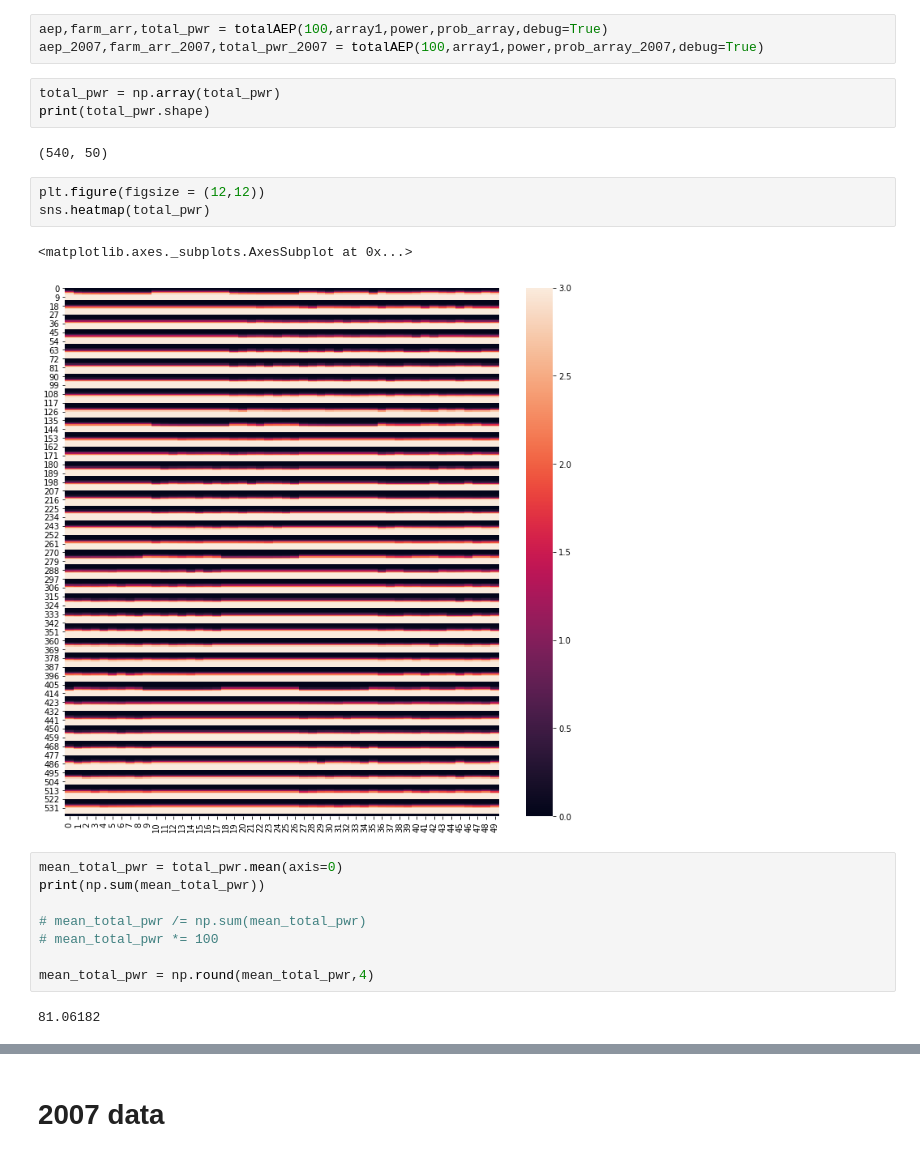
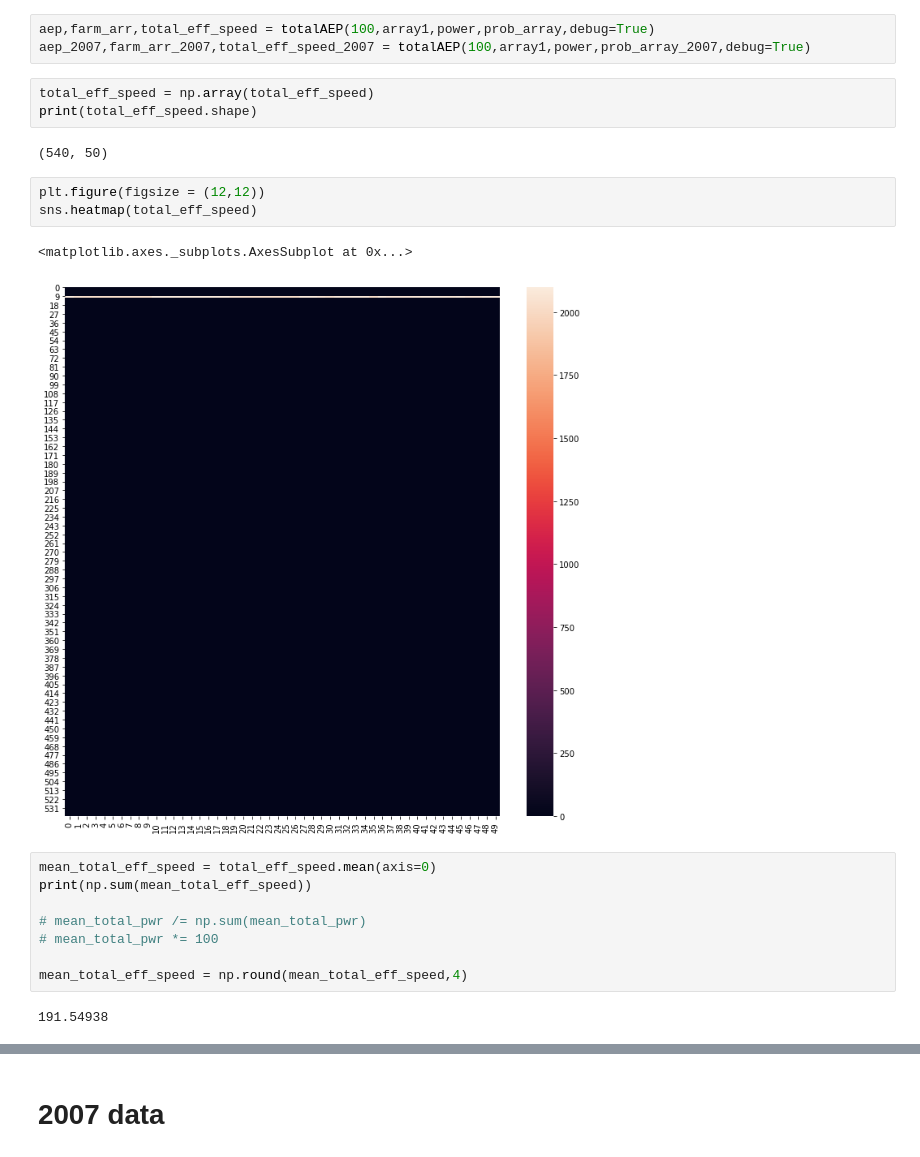
Before and after one commit to hardikkamboj/Shell_ai_hackathon, a Jupyter notebook: playing_around/Debugging_code.ipynb, the cells around one changed output, grey strips where cells are left out. Saved outputs shown, nothing was run; the diff lists cells and outputs as text.

```diff
--- a/playing_around/Debugging_code.ipynb
+++ b/playing_around/Debugging_code.ipynb
@@ -225,27 +230,27 @@ array([3., 3., 3., 3., 3., 3., 3., 3., 3., 3., 3., 3., 3., 3., 3., 3., 3.,
 # %% [markdown]
 # Getting AEP with speed dif
 # %%
-aep,farm_arr,total_pwr = totalAEP(100,array1,power,prob_array,debug=True)
-aep_2007,farm_arr_2007,total_pwr_2007 = totalAEP(100,array1,power,prob_array_2007,debug=True)
+aep,farm_arr,total_eff_speed = totalAEP(100,array1,power,prob_array,debug=True)
+aep_2007,farm_arr_2007,total_eff_speed_2007 = totalAEP(100,array1,power,prob_array_2007,debug=True)
 # %%
-total_pwr = np.array(total_pwr)
-print(total_pwr.shape)
+total_eff_speed = np.array(total_eff_speed)
+print(total_eff_speed.shape)
 # %% [output]
 (540, 50)
 # %%
 plt.figure(figsize = (12,12))
-sns.heatmap(total_pwr)
+sns.heatmap(total_eff_speed)
 # %% [output]
 <matplotlib.axes._subplots.AxesSubplot at 0x...>
-[figure, old version]
+[figure, new version]
 # %%
-mean_total_pwr = total_pwr.mean(axis=0)
-print(np.sum(mean_total_pwr))
+mean_total_eff_speed = total_eff_speed.mean(axis=0)
+print(np.sum(mean_total_eff_speed))
 
 # mean_total_pwr /= np.sum(mean_total_pwr)
 # mean_total_pwr *= 100
 
-mean_total_pwr = np.round(mean_total_pwr,4)
+mean_total_eff_speed = np.round(mean_total_eff_speed,4)
 # %% [output]
-81.06182
+191.54938
 # %%
```
Also changed, not shown: parts of 17 cells of this notebook, 33 other files.
